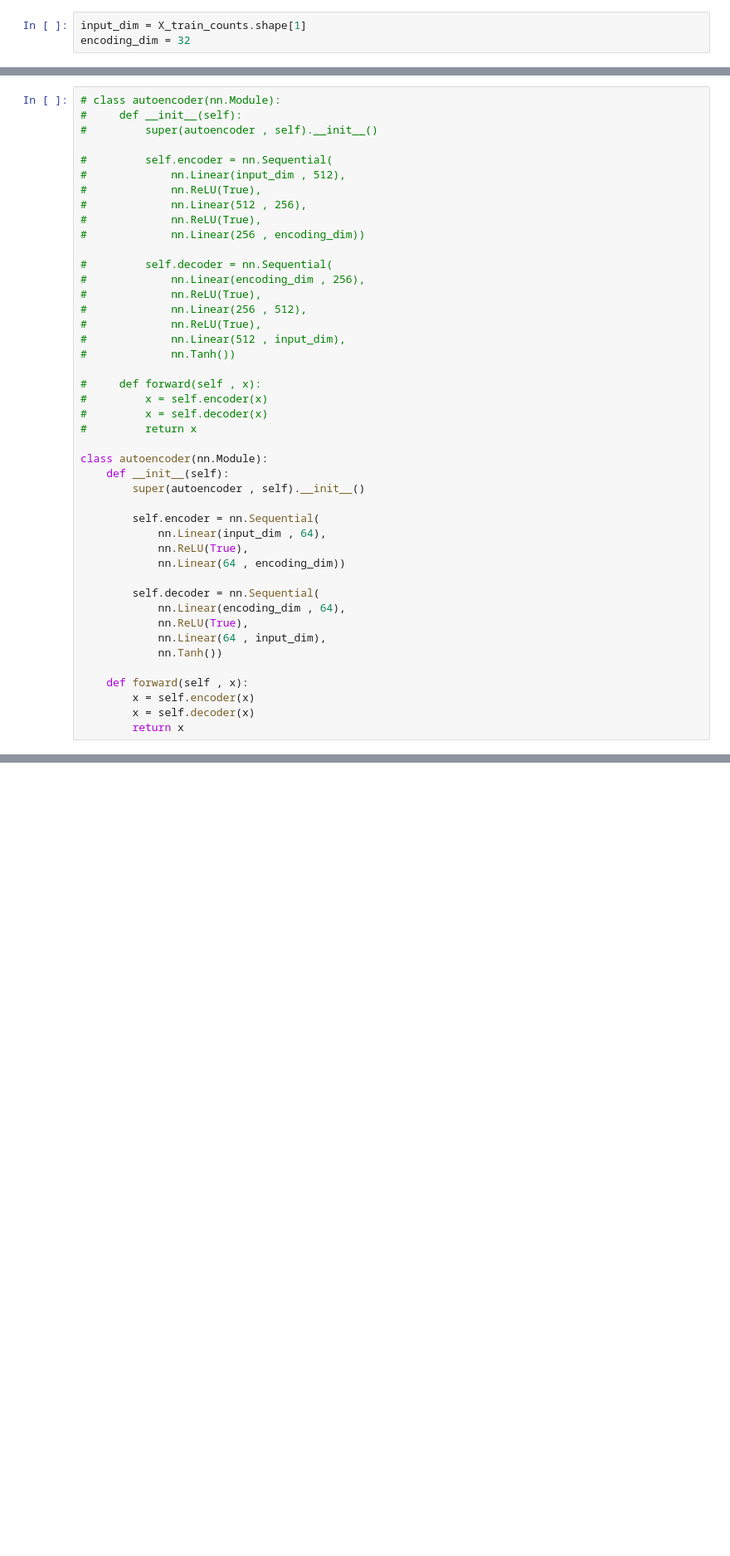
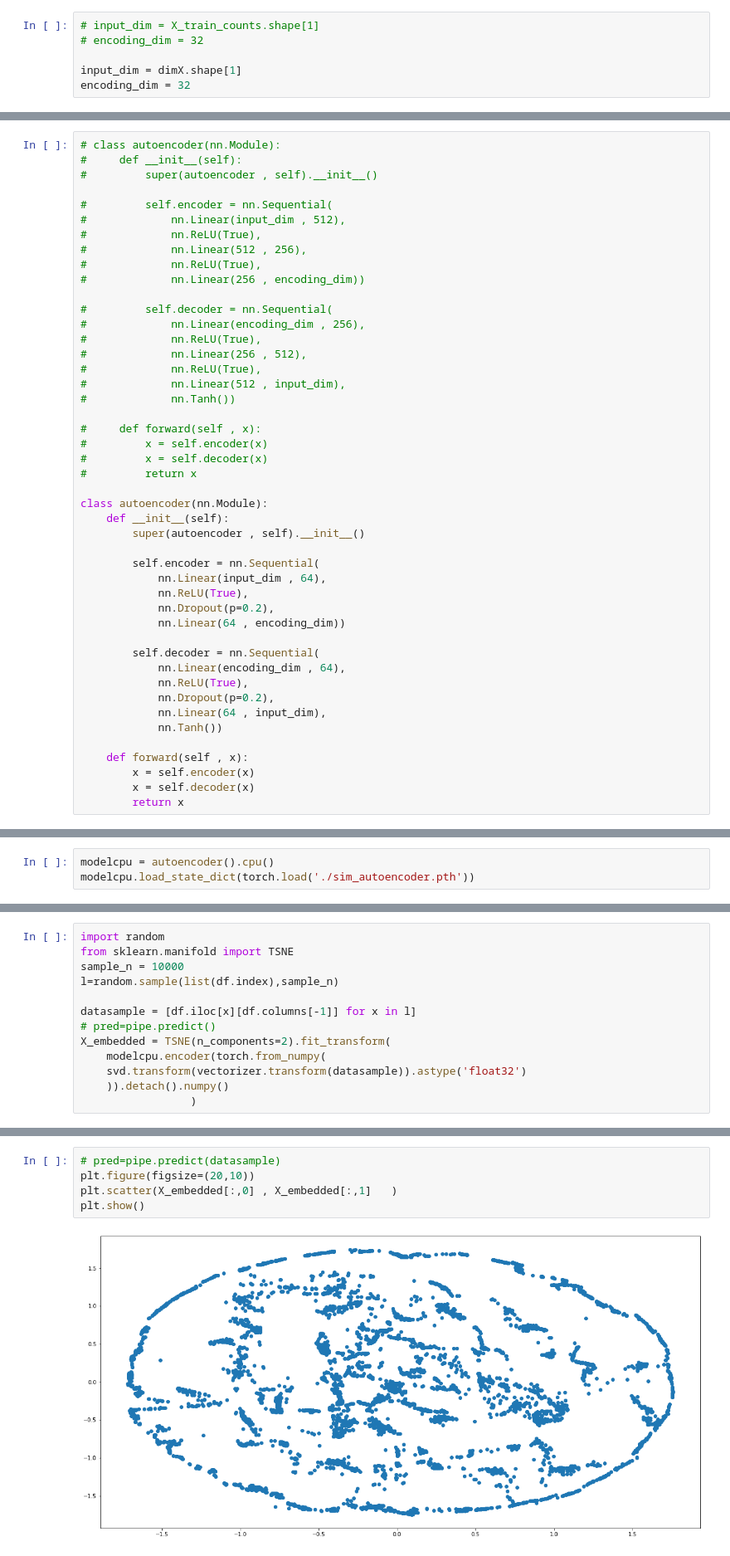
Before and after one commit to sajjadGG/CovidSocial2020, a Jupyter notebook: AdvancedClustering.ipynb, the cells around one changed output, grey strips where cells are left out. Shown: that part at 83% size. Saved outputs shown, nothing was run; the diff lists cells and outputs as text; blank space fills up the shorter version.

Commit message:
add tsne visualization for clustering and method to find nearest neighbour to centeroid of the clusters

```diff
--- a/AdvancedClustering.ipynb
+++ b/AdvancedClustering.ipynb
@@ -77,5 +80,8 @@ torch.cuda.get_device_name(torch.cuda.current_device())
 # %%
-input_dim = X_train_counts.shape[1]
+# input_dim = X_train_counts.shape[1]
+# encoding_dim = 32
+
+input_dim = dimX.shape[1]
 encoding_dim = 32
 # %%
 input_dim
@@ -122,11 +126,13 @@ class autoencoder(nn.Module):
         self.encoder = nn.Sequential(
             nn.Linear(input_dim , 64),
             nn.ReLU(True),
+            nn.Dropout(p=0.2),
             nn.Linear(64 , encoding_dim))
 
         self.decoder = nn.Sequential(
             nn.Linear(encoding_dim , 64),
             nn.ReLU(True),
+            nn.Dropout(p=0.2),
             nn.Linear(64 , input_dim),
             nn.Tanh())
 
@@ -194,0 +192,3 @@ X_train_counts.shape[0]/2048
+# %%
+modelcpu = autoencoder().cpu()
+modelcpu.load_state_dict(torch.load('./sim_autoencoder.pth'))
@@ -194,0 +224,13 @@ X_train_counts.shape[0]/2048
+# %%
+import random
+from sklearn.manifold import TSNE
+sample_n = 10000
+l=random.sample(list(df.index),sample_n)
+
+datasample = [df.iloc[x][df.columns[-1]] for x in l]
+# pred=pipe.predict()
+X_embedded = TSNE(n_components=2).fit_transform(
+    modelcpu.encoder(torch.from_numpy(
+    svd.transform(vectorizer.transform(datasample)).astype('float32')
+    )).detach().numpy()
+                 )
@@ -194,0 +241,7 @@ X_train_counts.shape[0]/2048
+# %%
+# pred=pipe.predict(datasample)
+plt.figure(figsize=(20,10))
+plt.scatter(X_embedded[:,0] , X_embedded[:,1]   )
+plt.show()
+# %% [output]
+[figure, added]
```
Also changed, not shown: parts of 29 cells of this notebook, 1 other file.
